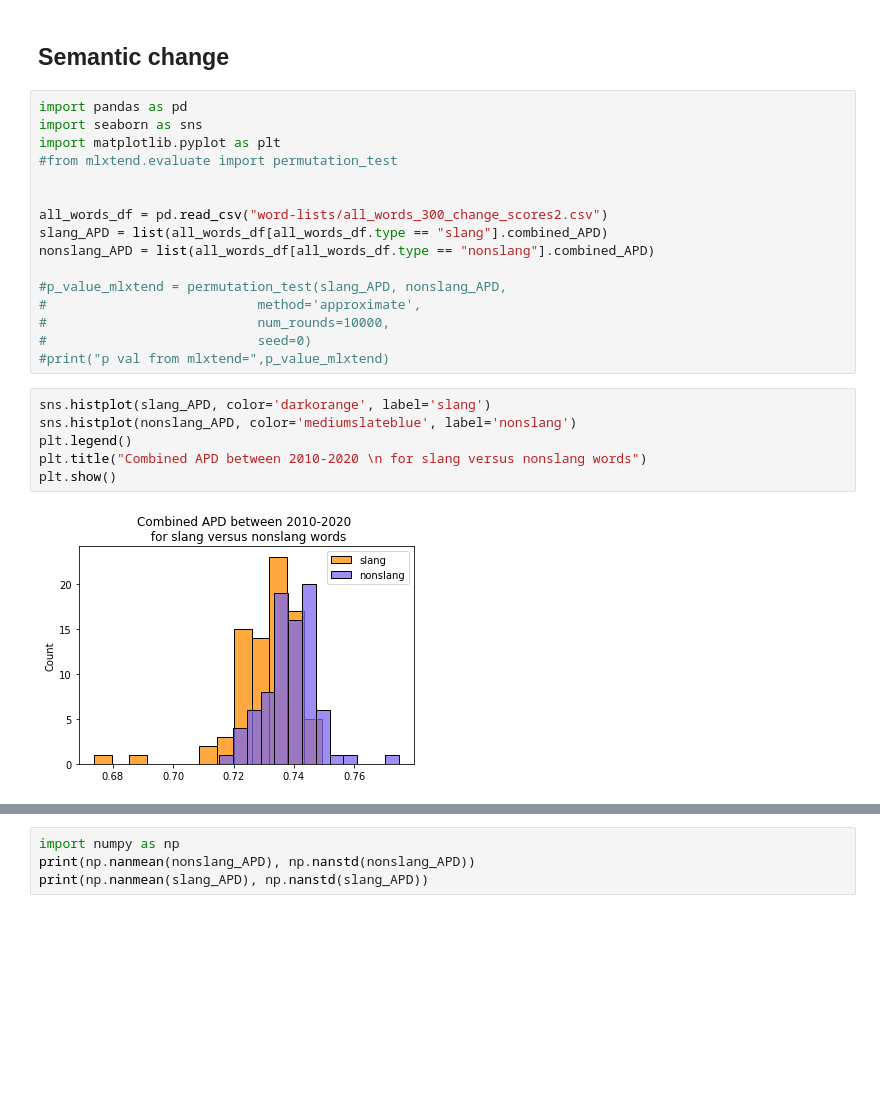
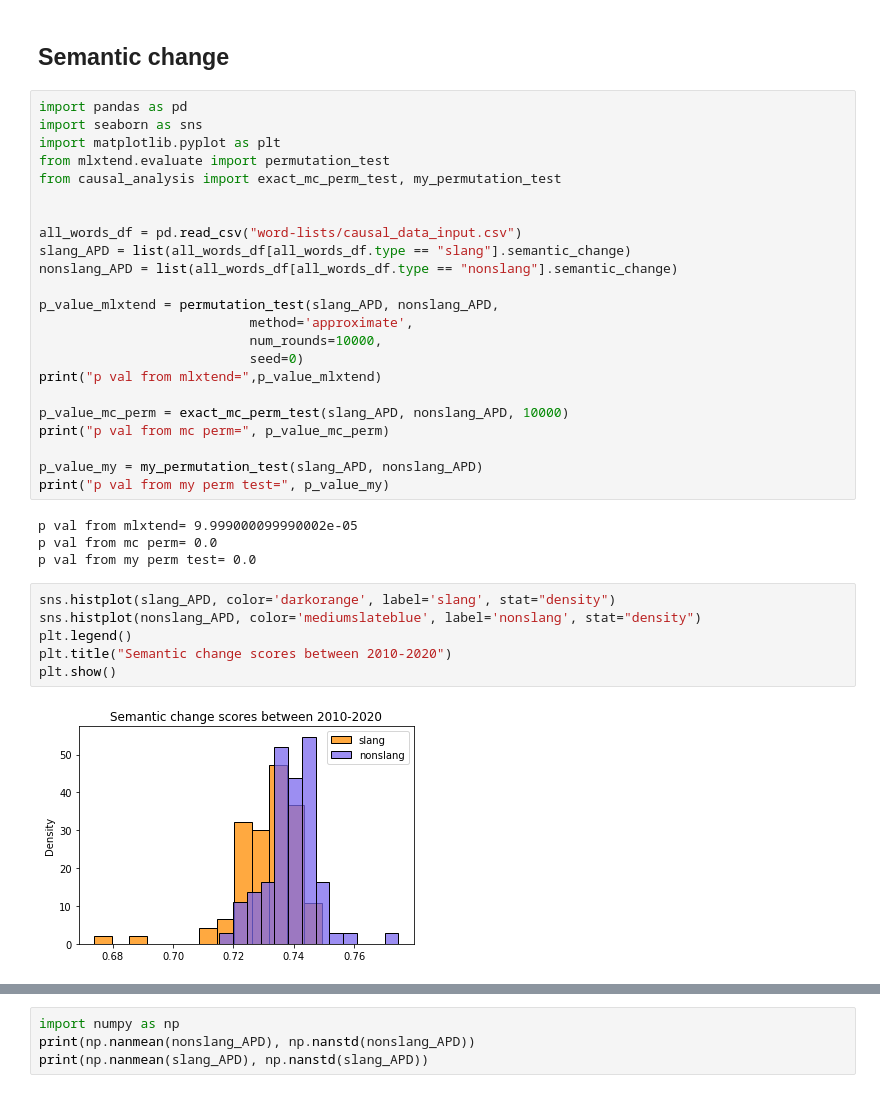
Before and after one commit to opedal/slangvolution, a Jupyter notebook: Word sampling.ipynb, the cells around one changed output, grey strips where cells are left out. Cells and saved outputs as stored; diff of their text form; blank space fills up the shorter version.

```diff
--- a/Word sampling.ipynb
+++ b/Word sampling.ipynb
@@ -340,23 +340,34 @@ word_list
 import pandas as pd
 import seaborn as sns
 import matplotlib.pyplot as plt
-#from mlxtend.evaluate import permutation_test
+from mlxtend.evaluate import permutation_test
+from causal_analysis import exact_mc_perm_test, my_permutation_test
 
 
-all_words_df = pd.read_csv("word-lists/all_words_300_change_scores2.csv")
-slang_APD = list(all_words_df[all_words_df.type == "slang"].combined_APD)
-nonslang_APD = list(all_words_df[all_words_df.type == "nonslang"].combined_APD)
+all_words_df = pd.read_csv("word-lists/causal_data_input.csv")
+slang_APD = list(all_words_df[all_words_df.type == "slang"].semantic_change)
+nonslang_APD = list(all_words_df[all_words_df.type == "nonslang"].semantic_change)
 
-#p_value_mlxtend = permutation_test(slang_APD, nonslang_APD,
-#                           method='approximate',
-#                           num_rounds=10000,
-#                           seed=0)
-#print("p val from mlxtend=",p_value_mlxtend)
+p_value_mlxtend = permutation_test(slang_APD, nonslang_APD,
+                           method='approximate',
+                           num_rounds=10000,
+                           seed=0)
+print("p val from mlxtend=",p_value_mlxtend)
+
+p_value_mc_perm = exact_mc_perm_test(slang_APD, nonslang_APD, 10000)
+print("p val from mc perm=", p_value_mc_perm)
+
+p_value_my = my_permutation_test(slang_APD, nonslang_APD)
+print("p val from my perm test=", p_value_my)
+# %% [output]
+p val from mlxtend= 9.999000099990002e-05
+p val from mc perm= 0.0
+p val from my perm test= 0.0
 # %%
-sns.histplot(slang_APD, color='darkorange', label='slang')
-sns.histplot(nonslang_APD, color='mediumslateblue', label='nonslang')
+sns.histplot(slang_APD, color='darkorange', label='slang', stat="density")
+sns.histplot(nonslang_APD, color='mediumslateblue', label='nonslang', stat="density")
 plt.legend()
-plt.title("Combined APD between 2010-2020 \n for slang versus nonslang words")
+plt.title("Semantic change scores between 2010-2020")
 plt.show()
 # %% [output]
-[figure, old version]
+[figure, new version]
```
Also changed, not shown: parts of 2 cells of this notebook, 3 other files.
